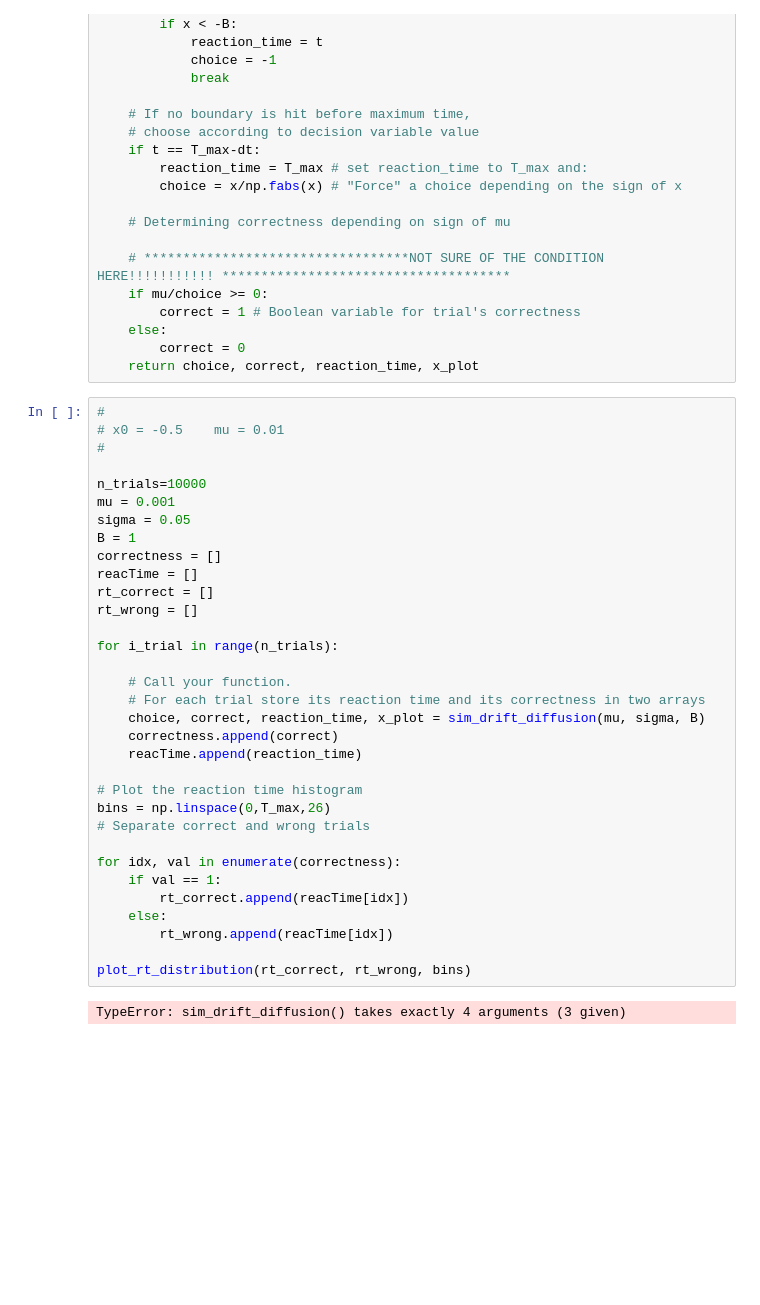
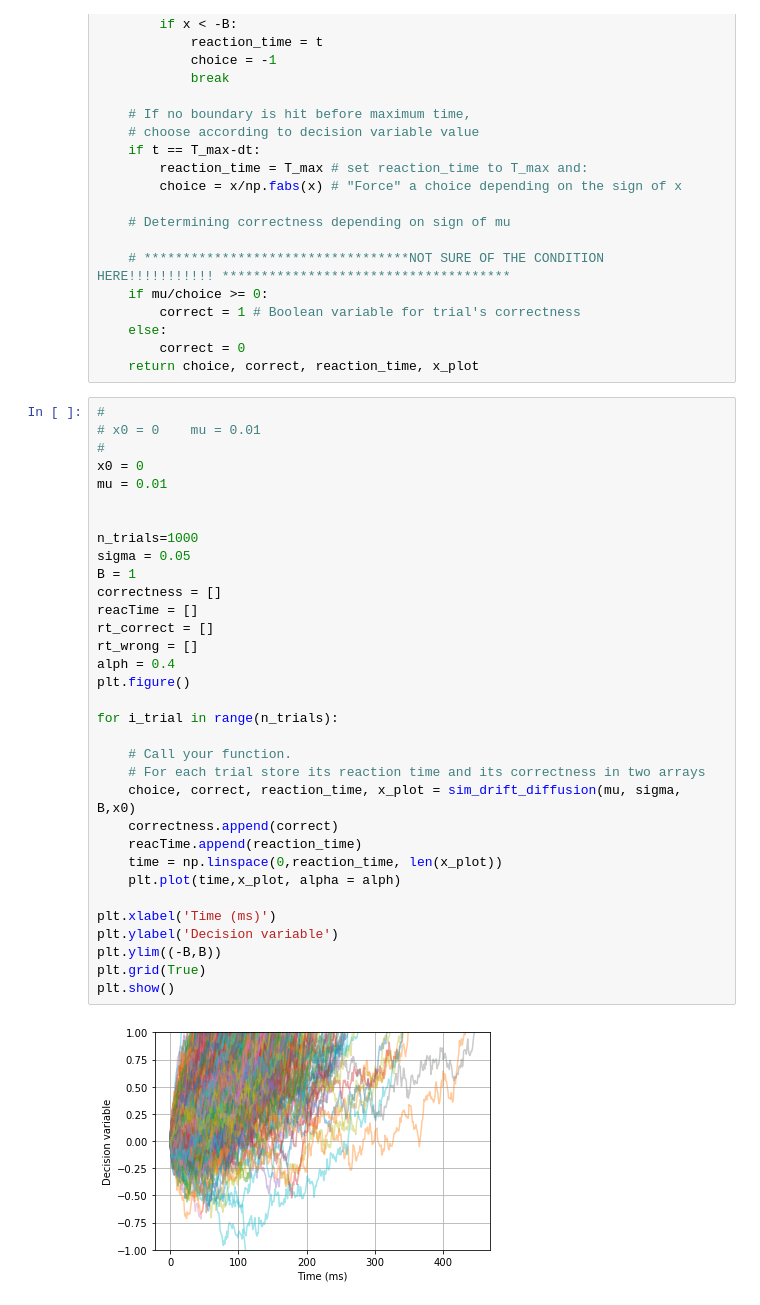
Before and after one commit to TristanBesson/bmnn, a Jupyter notebook: Ex13_Dylan_Bourgeois_224797.ipynb, the cells around one changed output. Saved outputs shown, nothing was run; the diff lists cells and outputs as text; blank space fills up the shorter version.

```diff
--- a/Ex13_Dylan_Bourgeois_224797.ipynb
+++ b/Ex13_Dylan_Bourgeois_224797.ipynb
@@ -846,36 +846,36 @@ def sim_drift_diffusion(mu, sigma, B, x0):
     return choice, correct, reaction_time, x_plot
 # %%
 #
-# x0 = -0.5    mu = 0.01
+# x0 = 0    mu = 0.01
 #
+x0 = 0
+mu = 0.01
 
-n_trials=10000
-mu = 0.001
+
+n_trials=1000
 sigma = 0.05
 B = 1
 correctness = []
 reacTime = []
 rt_correct = []
 rt_wrong = []
+alph = 0.4
+plt.figure()
 
 for i_trial in range(n_trials):
 
     # Call your function.
     # For each trial store its reaction time and its correctness in two arrays
-    choice, correct, reaction_time, x_plot = sim_drift_diffusion(mu, sigma, B)
+    choice, correct, reaction_time, x_plot = sim_drift_diffusion(mu, sigma, B,x0)
     correctness.append(correct)
     reacTime.append(reaction_time)
+    time = np.linspace(0,reaction_time, len(x_plot))
+    plt.plot(time,x_plot, alpha = alph)
 
-# Plot the reaction time histogram
-bins = np.linspace(0,T_max,26)
-# Separate correct and wrong trials
-
-for idx, val in enumerate(correctness):
-    if val == 1:
-        rt_correct.append(reacTime[idx])
-    else:
-        rt_wrong.append(reacTime[idx])
-
-plot_rt_distribution(rt_correct, rt_wrong, bins)
+plt.xlabel('Time (ms)')
+plt.ylabel('Decision variable')
+plt.ylim((-B,B))
+plt.grid(True)
+plt.show()
 # %% [output]
-TypeError: sim_drift_diffusion() takes exactly 4 arguments (3 given)
+[figure, added]
```
Also changed, not shown: parts of 10 cells of this notebook.
